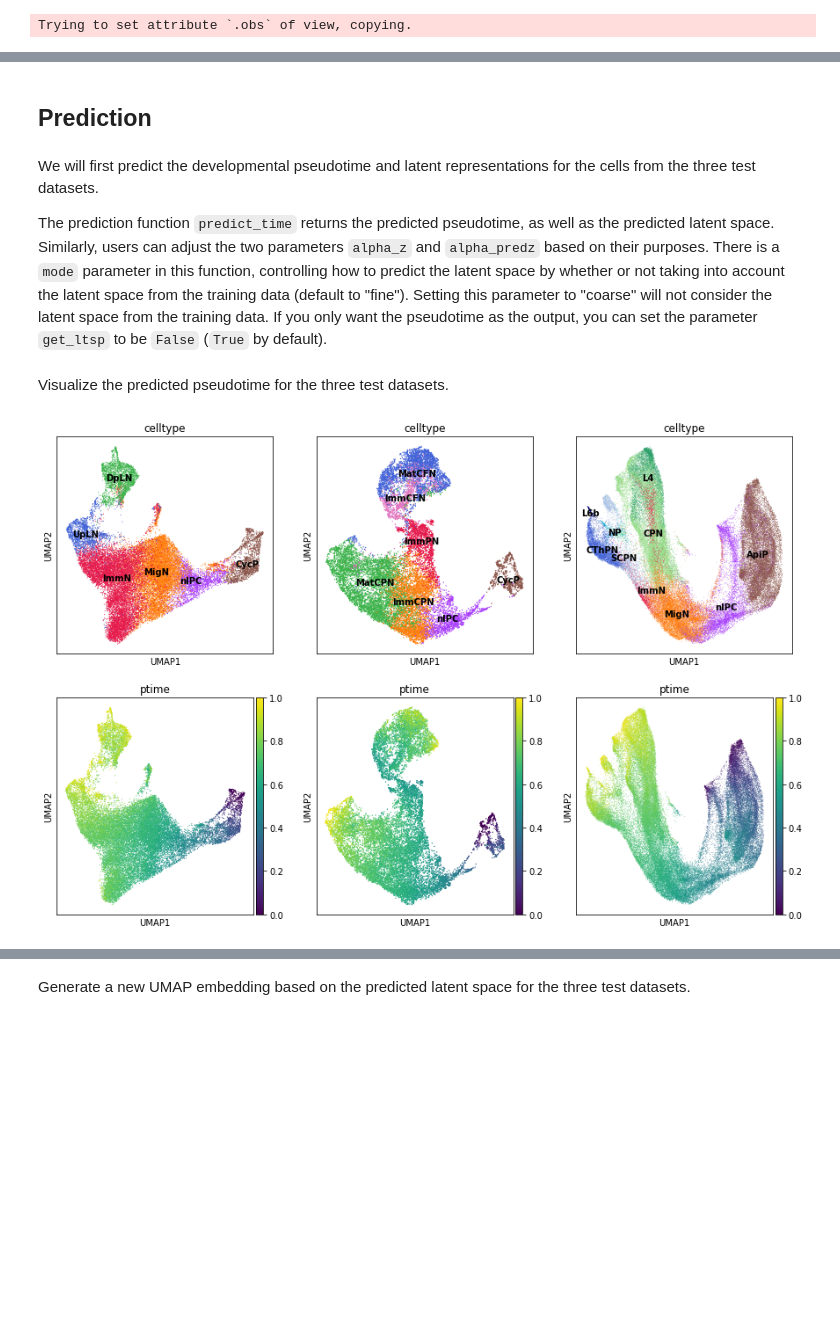
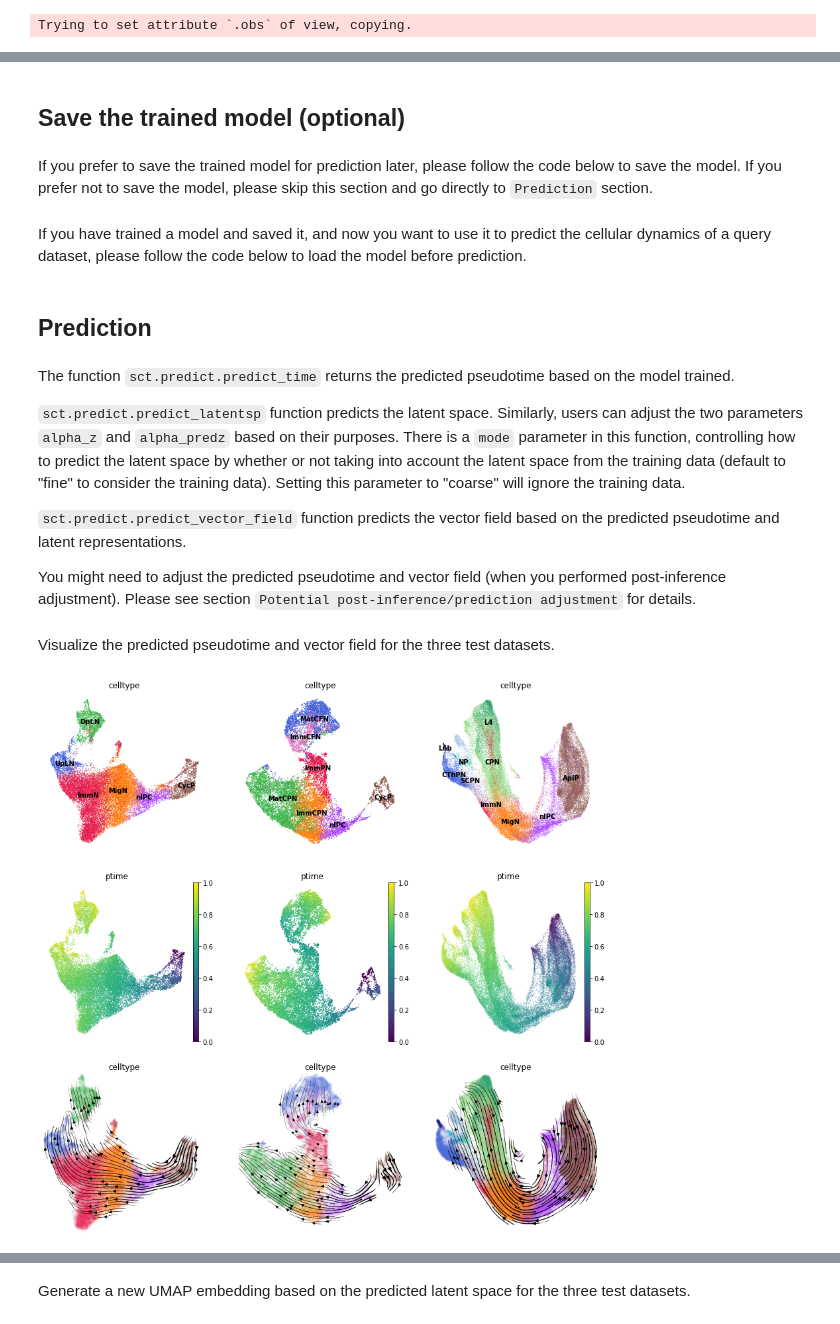
Before and after one commit to LiQian-XC/sctour, a Jupyter notebook: docs/source/notebook/scTour_prediction.ipynb, the cells around one changed output, grey strips where cells are left out. Drawn from its saved outputs; the diff is of its cells as text; code cells hidden in the pictures; blank space fills up the shorter version.

```diff
--- a/docs/source/notebook/scTour_prediction.ipynb
+++ b/docs/source/notebook/scTour_prediction.ipynb
@@ -95,0 +98,4 @@ plt.show()
+# %% [markdown]
+## Save the trained model (optional)
+# %% [markdown]
+If you prefer to save the trained model for prediction later, please follow the code below to save the model. If you prefer not to save the model, please skip this section and go directly to `Prediction` section.
@@ -96,33 +105,47 @@ plt.show()
+# %% [markdown]
+If you have trained a model and saved it, and now you want to use it to predict the cellular dynamics of a query dataset, please follow the code below to load the model before prediction.
+# %%
+tnode = sct.predict.load_model('./sctour_model_from_developing_human_brain.pth')
 # %% [markdown]
 ## Prediction
 # %% [markdown]
-We will first predict the developmental pseudotime and latent representations for the cells from the three test datasets.
+The function `sct.predict.predict_time` returns the predicted pseudotime based on the model trained.
 
-The prediction function `predict_time` returns the predicted pseudotime, as well as the predicted latent space. Similarly, users can adjust the two parameters `alpha_z` and `alpha_predz` based on their purposes. There is a `mode` parameter in this function, controlling how to predict the latent space by whether or not taking into account the latent space from the training data (default to "fine"). Setting this parameter to "coarse" will not consider the latent space from the training data. If you only want the pseudotime as the output, you can set the parameter `get_ltsp` to be `False` (`True` by default).
+`sct.predict.predict_latentsp` function predicts the latent space. Similarly, users can adjust the two parameters `alpha_z` and `alpha_predz` based on their purposes. There is a `mode` parameter in this function, controlling how to predict the latent space by whether or not taking into account the latent space from the training data (default to "fine" to consider the training data). Setting this parameter to "coarse" will ignore the training data.
+
+`sct.predict.predict_vector_field` function predicts the vector field based on the predicted pseudotime and latent representations.
+
+You might need to adjust the predicted pseudotime and vector field (when you performed post-inference adjustment). Please see section `Potential post-inference/prediction adjustment` for details.
 # %%
 #test dataset 1
-#test1_pred_t is the predicted pseudotime, and test1_pred_ltsp is the predicted latent space.
-test1_pred_t, test1_pred_ltsp, _, _ = tnode.predict_time(adata_test1, alpha_z=0.4, alpha_predz=0.6, mode='coarse')
-adata_test1.obs['ptime'] = test1_pred_t
-adata_test1.obsm['X_TNODE'] = test1_pred_ltsp
+#the first parameter is the trained model
+adata_test1.obs['ptime'] = sct.predict.predict_time(tnode, adata_test1)
+mix_zs, zs, pred_zs = sct.predict.predict_latentsp(tnode, adata_test1, alpha_z=0.4, alpha_predz=0.6, mode='coarse')
+adata_test1.obsm['X_TNODE'] = mix_zs
+adata_test1.obsm['X_VF'] = sct.predict.predict_vector_field(tnode, adata_test1.obs['ptime'].values, adata_test1.obsm['X_TNODE'])
 
 #test dataset 2
-test2_pred_t, test2_pred_ltsp, _, _ = tnode.predict_time(adata_test2, alpha_z=0.4, alpha_predz=0.6, mode='coarse')
-adata_test2.obs['ptime'] = test2_pred_t
-adata_test2.obsm['X_TNODE'] = test2_pred_ltsp
+adata_test2.obs['ptime'] = sct.predict.predict_time(tnode, adata_test2)
+mix_zs, zs, pred_zs = sct.predict.predict_latentsp(tnode, adata_test2, alpha_z=0.4, alpha_predz=0.6, mode='coarse')
+adata_test2.obsm['X_TNODE'] = mix_zs
+adata_test2.obsm['X_VF'] = sct.predict.predict_vector_field(tnode, adata_test2.obs['ptime'].values, adata_test2.obsm['X_TNODE'])
 
 #test dataset 3
-test3_pred_t, test3_pred_ltsp, _, _ = tnode.predict_time(adata_test3, alpha_z=0.4, alpha_predz=0.6, mode='coarse')
-adata_test3.obs['ptime'] = test3_pred_t
-adata_test3.obsm['X_TNODE'] = test3_pred_ltsp
+adata_test3.obs['ptime'] = sct.predict.predict_time(tnode, adata_test3)
+mix_zs, zs, pred_zs = sct.predict.predict_latentsp(tnode, adata_test3, alpha_z=0.4, alpha_predz=0.6, mode='coarse')
+adata_test3.obsm['X_TNODE'] = mix_zs
+adata_test3.obsm['X_VF'] = sct.predict.predict_vector_field(tnode, adata_test3.obs['ptime'].values, adata_test3.obsm['X_TNODE'])
 # %% [markdown]
-Visualize the predicted pseudotime for the three test datasets.
+Visualize the predicted pseudotime and vector field for the three test datasets.
 # %%
-fig, axs = plt.subplots(ncols=3, nrows=2, figsize=(15, 10))
+fig, axs = plt.subplots(ncols=3, nrows=3, figsize=(15, 15))
 for i, adata in enumerate([adata_test1, adata_test2, adata_test3]):
+    ##visualize the cell type and predicted pseudotime
     for j, pp in enumerate(['celltype', 'ptime']):
         vmin, vmax = (0, 1) if j == 1 else (None, None)
-        sc.pl.umap(adata, color=pp, legend_loc='on data', show=False, ax=axs[j, i], legend_fontsize=10, vmin=vmin, vmax=vmax)
+        sc.pl.umap(adata, color=pp, legend_loc='on data', show=False, ax=axs[j, i], legend_fontsize=10, vmin=vmin, vmax=vmax, frameon=False)
+    ##visualize the predicted vector field
+    sct.vf.plot_vector_field(adata, zs_key='X_TNODE', vf_key='X_VF', use_rep_neigh='X_TNODE', show=False, ax=axs[2, i], color='celltype', t_key='ptime', legend_loc='none', frameon=False, size=80, alpha=0.05)
 plt.show()
 # %% [output]
-[figure, old version]
+[figure, new version]
```
Also changed, not shown: parts of 18 cells of this notebook, 11 other files.
